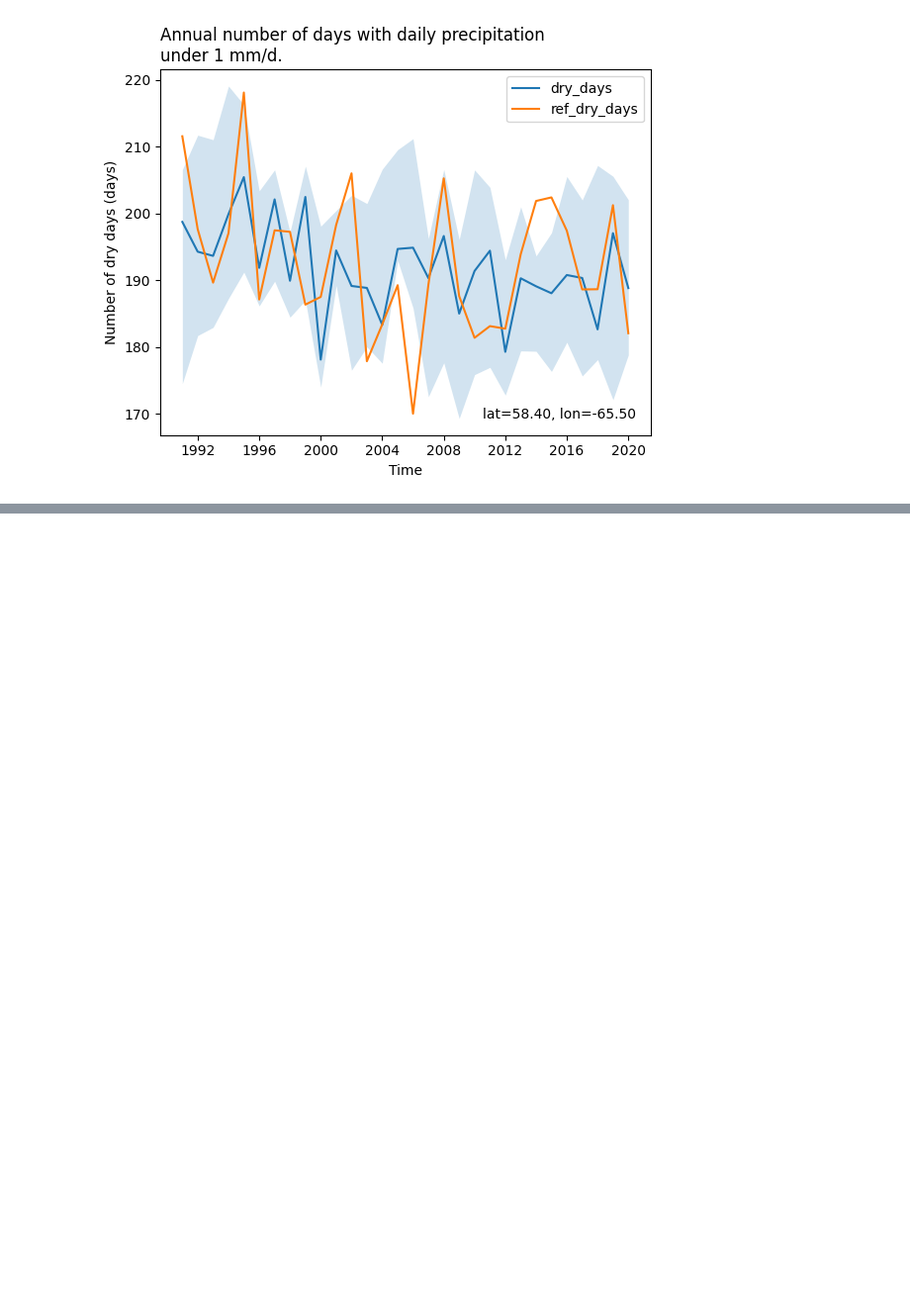
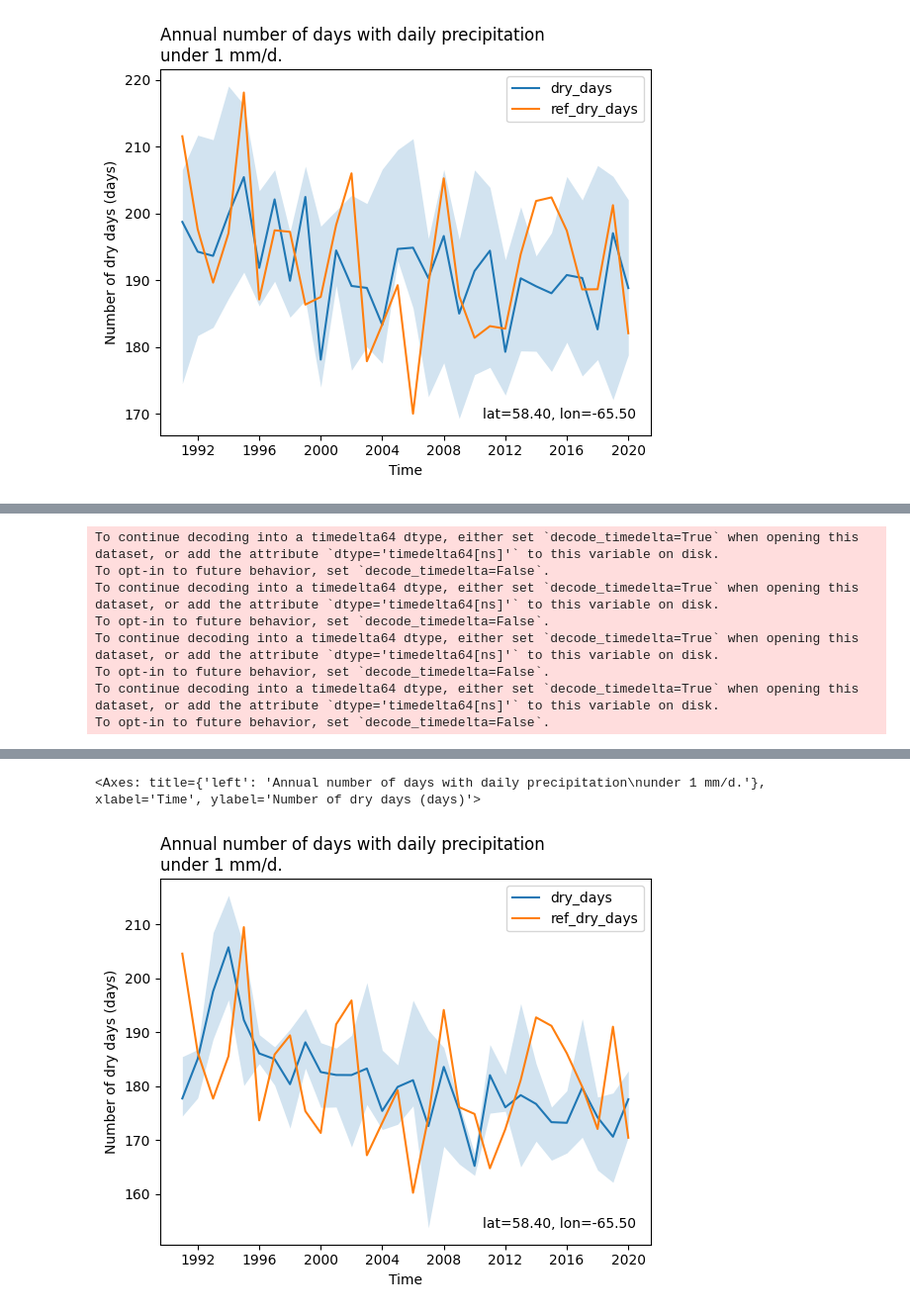
Before and after one commit to Ouranosinc/ESPO-G, a Jupyter notebook: notebooks/adapt_freq.ipynb, the cells around one changed output, grey strips where cells are left out. Shown at 99% size. Drawn from its saved outputs; the diff is of its cells as text; code cells hidden in the pictures; blank space fills up the shorter version.

```diff
--- a/notebooks/adapt_freq.ipynb
+++ b/notebooks/adapt_freq.ipynb
@@ -38,3 +41,31 @@ fg.timeseries({'ref':ds_ref},ax=ax)
 # %% [output]
 <Axes: title={'left': 'Annual number of days with daily precipitation\nunder 1 mm/d.'}, xlabel='Time', ylabel='Number of dry days (days)'>
 [figure]
+# %%
+das=[]
+for f in glob.glob(f"{CONFIG['paths']['final']}/staging/simulation/biasadjusted/ESPO6e_v20/CMIP6/ScenarioMIP/NAM-C3/*/*/ssp585/*/day/pr/*"):
+    ds= xr.open_zarr(f)
+    ds=ds.sel(time=slice('1991','2020'))
+    da=xc.atmos.dry_days(ds.pr, thresh='1 mm/d').to_dataset(name='dry_days')
+    da= xs.spatial_mean(da, method='xesmf', spatial_subset=True, kwargs=dict(skipna=True),
+                        region=dict(name='b', method='bbox',lon_bnds= [ -67, -64 ],lat_bnds= [ 56.35, 60.45 ]))
+    das.append(da)
+ens_stats = xs.ensemble_stats(
+    datasets=das,
+    statistics={
+        "ensemble_percentiles": {"split": False}
+    },
+    common_attrs_only=True,
+)
+ax=fg.timeseries(ens_stats)
+
+# ref
+ds_ref=xr.open_zarr(f"{CONFIG['paths']['final']}/reference/NAM-C3_default.zarr.zip")
+ds_ref=ds_ref.sel(time=slice('1991','2020'))
+ds_ref=xc.atmos.dry_days(ds_ref.pr, thresh='1 mm/d').to_dataset(name='dry_days')
+
+ds_ref= xs.spatial_mean(ds_ref, method='xesmf', spatial_subset=True,kwargs=dict(skipna=True),
+                        region=dict(name='b', method='bbox',lon_bnds= [ -67, -64 ],lat_bnds= [ 56.35, 60.45 ]))
+fg.timeseries({'ref':ds_ref},ax=ax)
+# looks good
+# %% [output]
@@ -40,0 +81,8 @@ fg.timeseries({'ref':ds_ref},ax=ax)
+To continue decoding into a timedelta64 dtype, either set `decode_timedelta=True` when opening this dataset, or add the attribute `dtype='timedelta64[ns]'` to this variable on disk.
+To opt-in to future behavior, set `decode_timedelta=False`.
+To continue decoding into a timedelta64 dtype, either set `decode_timedelta=True` when opening this dataset, or add the attribute `dtype='timedelta64[ns]'` to this variable on disk.
+To opt-in to future behavior, set `decode_timedelta=False`.
+To continue decoding into a timedelta64 dtype, either set `decode_timedelta=True` when opening this dataset, or add the attribute `dtype='timedelta64[ns]'` to this variable on disk.
+To opt-in to future behavior, set `decode_timedelta=False`.
+To continue decoding into a timedelta64 dtype, either set `decode_timedelta=True` when opening this dataset, or add the attribute `dtype='timedelta64[ns]'` to this variable on disk.
+To opt-in to future behavior, set `decode_timedelta=False`.
@@ -40,0 +91,2 @@ fg.timeseries({'ref':ds_ref},ax=ax)
+<Axes: title={'left': 'Annual number of days with daily precipitation\nunder 1 mm/d.'}, xlabel='Time', ylabel='Number of dry days (days)'>
+[figure, added]
```
Also changed, not shown: parts of 11 cells of this notebook.
